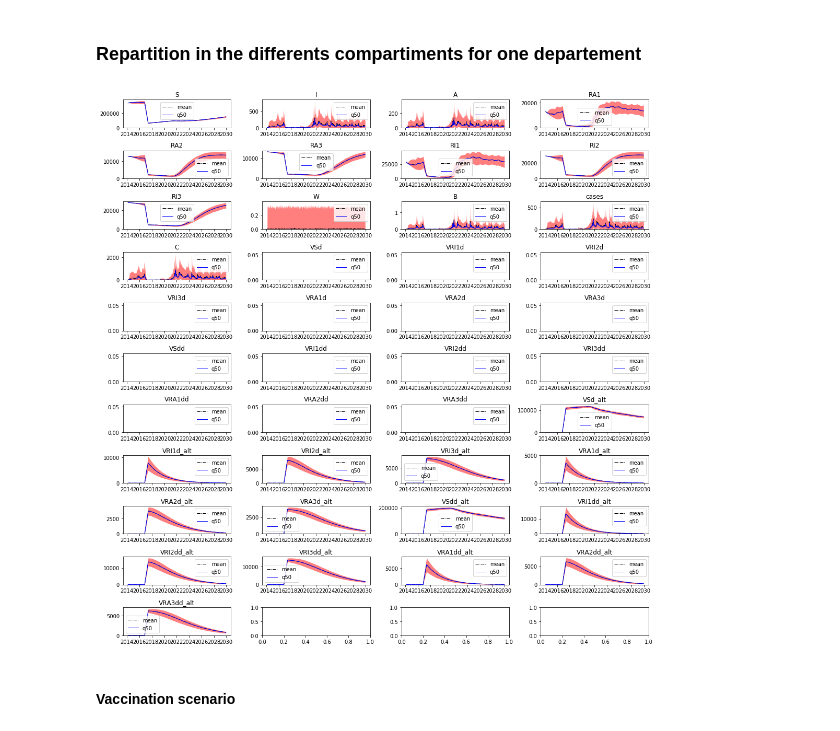
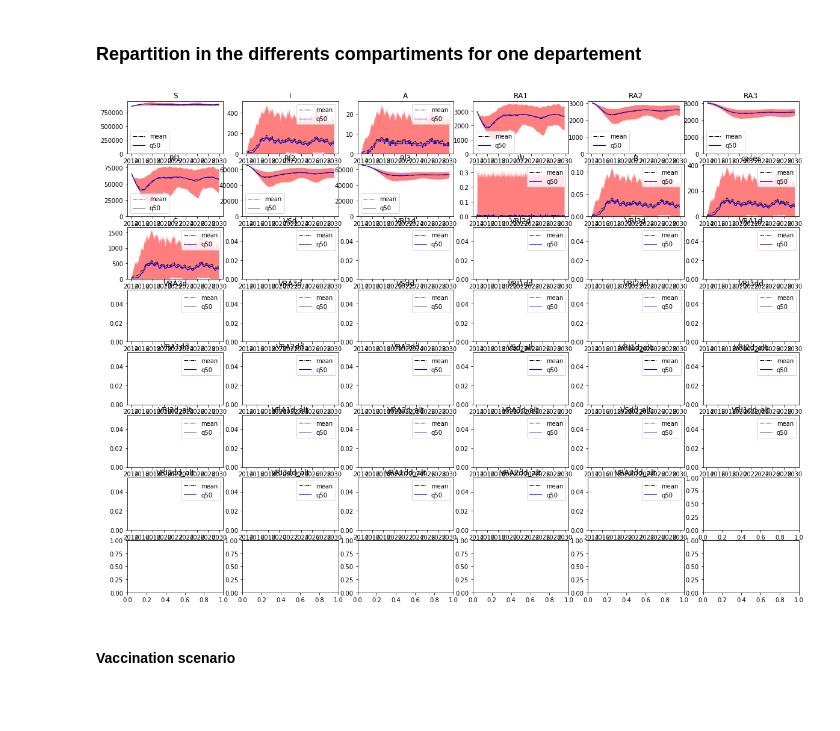
Before and after one commit to jcblemai/haiti-mass-ocv-campaign, a Jupyter notebook: forecast.ipynb, the cells around one changed output. Saved outputs shown, nothing was run; the diff lists cells and outputs as text; code cells hidden in the pictures; blank space fills up the shorter version.

```diff
--- a/forecast.ipynb
+++ b/forecast.ipynb
@@ -43,7 +43,7 @@ index = pd.DatetimeIndex(start =  t_start,  end = t_for, freq = 'W-SAT')
 
 nsim = 1000
 run_lvl = 3
-n_proc = 8
+n_proc = 5
 # %%
 def make_genuine_mobility_file():
     covar_init = pd.concat([cases[t_start:]]*6, ignore_index=True)[0:-506]
@@ -182,7 +188,7 @@ ti = input_parameters['t_start']
 tf = input_parameters['t_end']
 #tf = t_for
 
-fig, axes = plt.subplots((len(dept_avail))//2+1, 2, figsize=(15,5), squeeze = True, dpi = 200);
+fig, axes = plt.subplots((len(dept_avail))//2, 2, figsize=(15,15), squeeze = True, dpi = 200);
 fig.patch.set_facecolor('white')
 axes = axes.flatten();
 for i, dp in enumerate(dept_avail):
@@ -205,20 +211,20 @@ fig.tight_layout()
 # %% [markdown]
 ### Repartition in the differents compartiments for one departement
 # %%
-dp = 'Grande_Anse'
-fig, axes = plt.subplots((len(compartments))//4+1, 4, figsize=(15,15), squeeze = True);
+dp = 'Nord'
+fig, axes = plt.subplots((len(compartments))//5, 6, figsize=(20,15), squeeze = True);
 axes = axes.flatten();
 for i, comp in enumerate(compartments):
     axes[i].fill_between(all_data[dp][comp]['q05'].index, all_data[dp][comp]['q05'], all_data[dp][comp]['q95'], alpha = .5, color = 'red', linewidth = 0)
     axes[i].plot(all_data[dp][comp]['mean'], linewidth=1, alpha = 1,linestyle='-.', color = 'black')
     axes[i].plot(all_data[dp][comp]['q50'], alpha = 1,linestyle='-', linewidth = 1, color = 'blue')
     axes[i].set_title(comp)
     axes[i].legend()
     axes[i].set_ylim(0)
 
-fig.tight_layout()
+#fig.tight_layout()
 # %% [output]
-[figure, old version]
+[figure, new version]
 # %% [markdown]
 #### Vaccination scenario
 # %%
```
Also changed, not shown: parts of 8 cells of this notebook.
